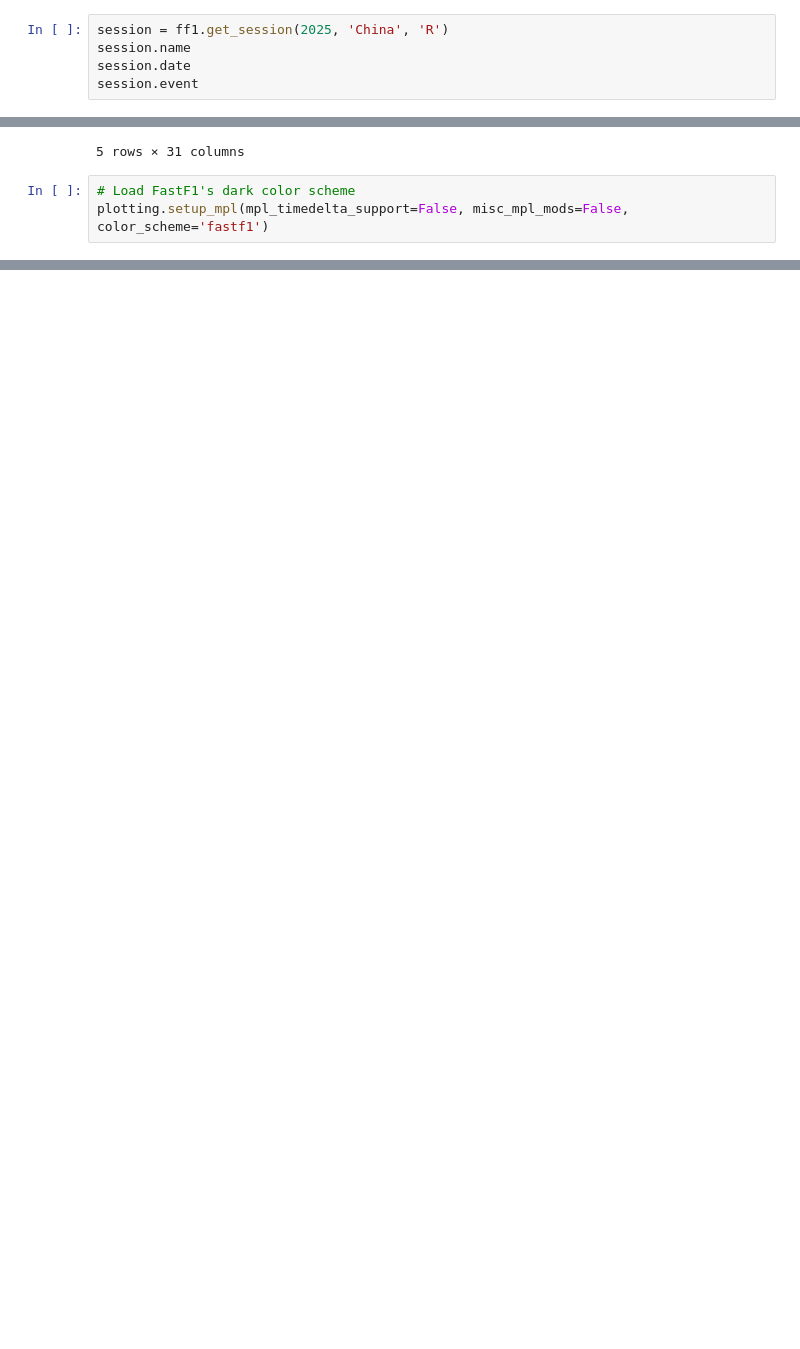
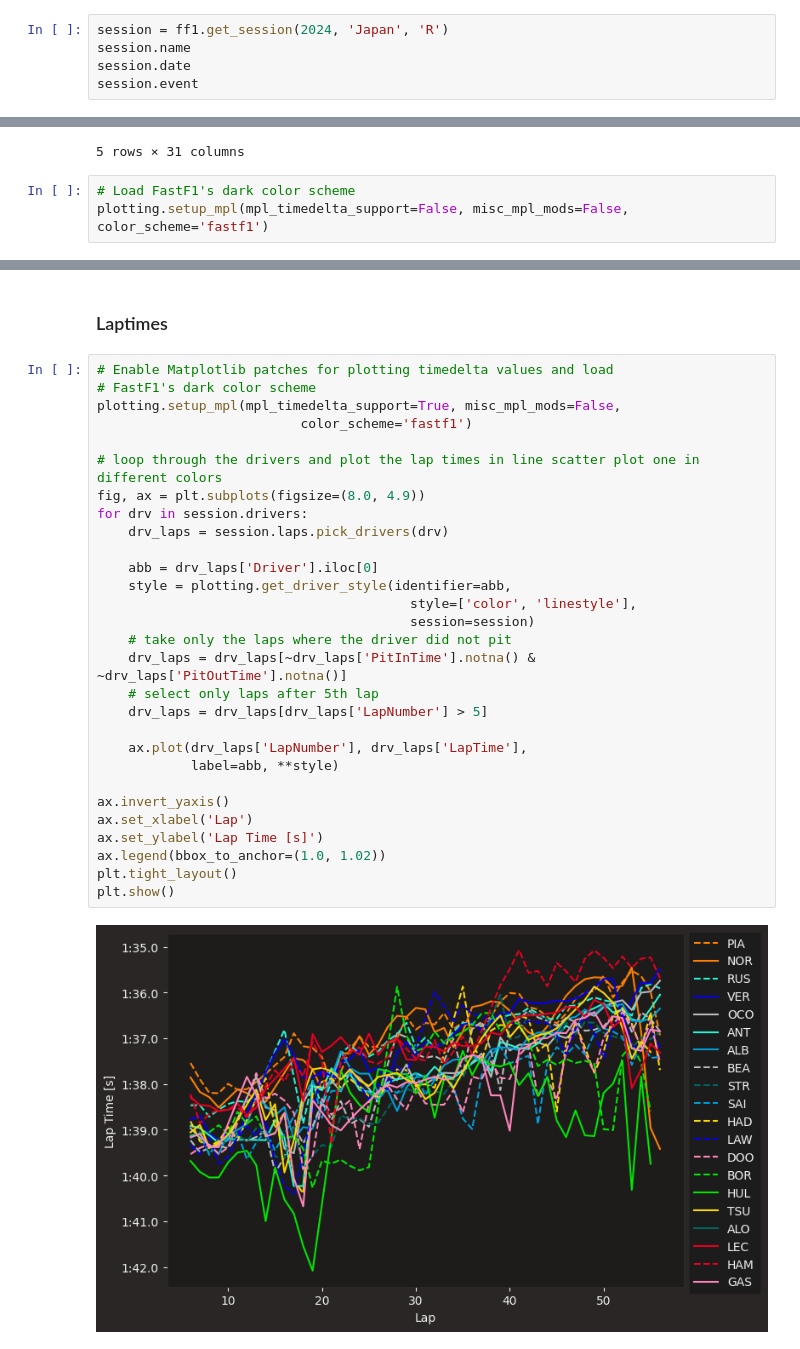
Before and after one commit to kilid69/F1, a Jupyter notebook: main.ipynb, the cells around one changed output, grey strips where cells are left out. Saved outputs shown, nothing was run; the diff lists cells and outputs as text; blank space fills up the shorter version.

```diff
--- a/main.ipynb
+++ b/main.ipynb
@@ -20,7 +16,7 @@ ff1.Cache._get_size()
 # %%
 ff1.Cache.clear_cache()
 # %%
-session = ff1.get_session(2025, 'China', 'R')
+session = ff1.get_session(2024, 'Japan', 'R')
 session.name
 session.date
 session.event
@@ -160,0 +152,33 @@ ver_tel
+# %% [markdown]
+### Laptimes
+# %%
+# Enable Matplotlib patches for plotting timedelta values and load
+# FastF1's dark color scheme
+plotting.setup_mpl(mpl_timedelta_support=True, misc_mpl_mods=False,
+                          color_scheme='fastf1')
+
+# loop through the drivers and plot the lap times in line scatter plot one in different colors
+fig, ax = plt.subplots(figsize=(8.0, 4.9))
+for drv in session.drivers:
+    drv_laps = session.laps.pick_drivers(drv)
+
+    abb = drv_laps['Driver'].iloc[0]
+    style = plotting.get_driver_style(identifier=abb,
+                                        style=['color', 'linestyle'],
+                                        session=session)
+    # take only the laps where the driver did not pit
+    drv_laps = drv_laps[~drv_laps['PitInTime'].notna() & ~drv_laps['PitOutTime'].notna()]
+    # select only laps after 5th lap
+    drv_laps = drv_laps[drv_laps['LapNumber'] > 5]
+
+    ax.plot(drv_laps['LapNumber'], drv_laps['LapTime'],
+            label=abb, **style)
+
+ax.invert_yaxis()
+ax.set_xlabel('Lap')
+ax.set_ylabel('Lap Time [s]')
+ax.legend(bbox_to_anchor=(1.0, 1.02))
+plt.tight_layout()
+plt.show()
+# %% [output]
+[figure, added]
```
Also changed, not shown: parts of 15 cells of this notebook.
